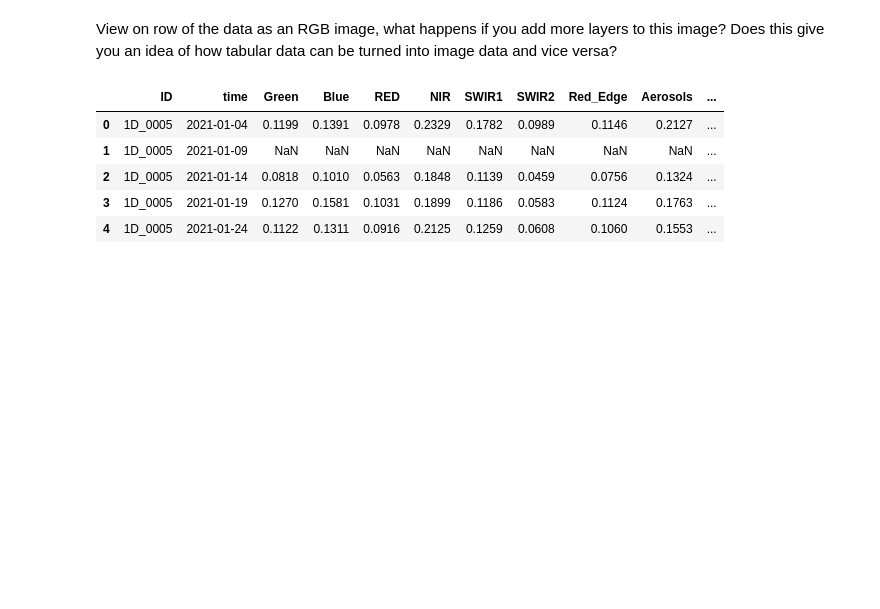
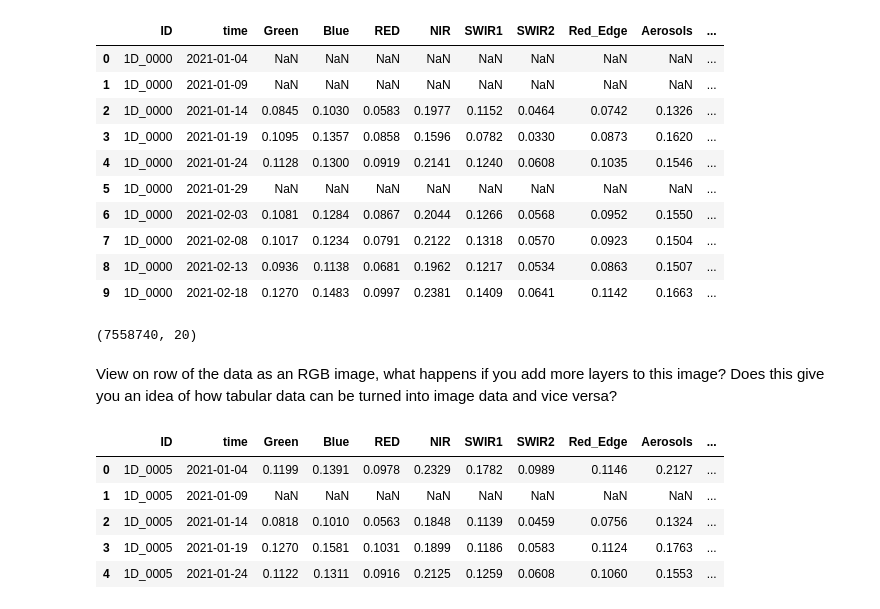
Before and after one commit to rainhard-obura/computer_vision_projects, a Jupyter notebook: amini_canopy_crop_challenge/Notebook.ipynb, the cells around one changed output. Cells and saved outputs as stored; diff of their text form; code cells hidden in the pictures; blank space fills up the shorter version.

```diff
--- a/amini_canopy_crop_challenge/Notebook.ipynb
+++ b/amini_canopy_crop_challenge/Notebook.ipynb
@@ -24,11 +33,27 @@ os.listdir(DATA_DIR)
 # %%
 # Load files
 train = pd.read_csv(DATA_DIR / 'Train.csv')
 test = pd.read_csv(DATA_DIR / 'Test.csv')
 sample_submission = pd.read_csv(DATA_DIR / 'SampleSubmission.csv')
 
 # Preview train file
-train.head()
+train.head(10)
+# %% [output]
+|  | ID | time | Green | Blue | RED | NIR | SWIR1 | SWIR2 | Red_Edge | Aerosols | ... |
+| 0 | 1D_0000 | 2021-01-04 | NaN | NaN | NaN | NaN | NaN | NaN | NaN | NaN | ... |
+| 1 | 1D_0000 | 2021-01-09 | NaN | NaN | NaN | NaN | NaN | NaN | NaN | NaN | ... |
+| 2 | 1D_0000 | 2021-01-14 | 0.0845 | 0.1030 | 0.0583 | 0.1977 | 0.1152 | 0.0464 | 0.0742 | 0.1326 | ... |
+| 3 | 1D_0000 | 2021-01-19 | 0.1095 | 0.1357 | 0.0858 | 0.1596 | 0.0782 | 0.0330 | 0.0873 | 0.1620 | ... |
+| 4 | 1D_0000 | 2021-01-24 | 0.1128 | 0.1300 | 0.0919 | 0.2141 | 0.1240 | 0.0608 | 0.1035 | 0.1546 | ... |
+| 5 | 1D_0000 | 2021-01-29 | NaN | NaN | NaN | NaN | NaN | NaN | NaN | NaN | ... |
+| 6 | 1D_0000 | 2021-02-03 | 0.1081 | 0.1284 | 0.0867 | 0.2044 | 0.1266 | 0.0568 | 0.0952 | 0.1550 | ... |
+| 7 | 1D_0000 | 2021-02-08 | 0.1017 | 0.1234 | 0.0791 | 0.2122 | 0.1318 | 0.0570 | 0.0923 | 0.1504 | ... |
+| 8 | 1D_0000 | 2021-02-13 | 0.0936 | 0.1138 | 0.0681 | 0.1962 | 0.1217 | 0.0534 | 0.0863 | 0.1507 | ... |
+| 9 | 1D_0000 | 2021-02-18 | 0.1270 | 0.1483 | 0.0997 | 0.2381 | 0.1409 | 0.0641 | 0.1142 | 0.1663 | ... |
+# %%
+train.shape
+# %% [output]
+(7558740, 20)
 # %% [markdown]
 View on row of the data as an RGB image, what happens if you add more layers to this image? Does this give you an idea of how tabular data can be turned into image data and vice versa?
 # %%
```
Also changed, not shown: parts of 5 cells of this notebook.
